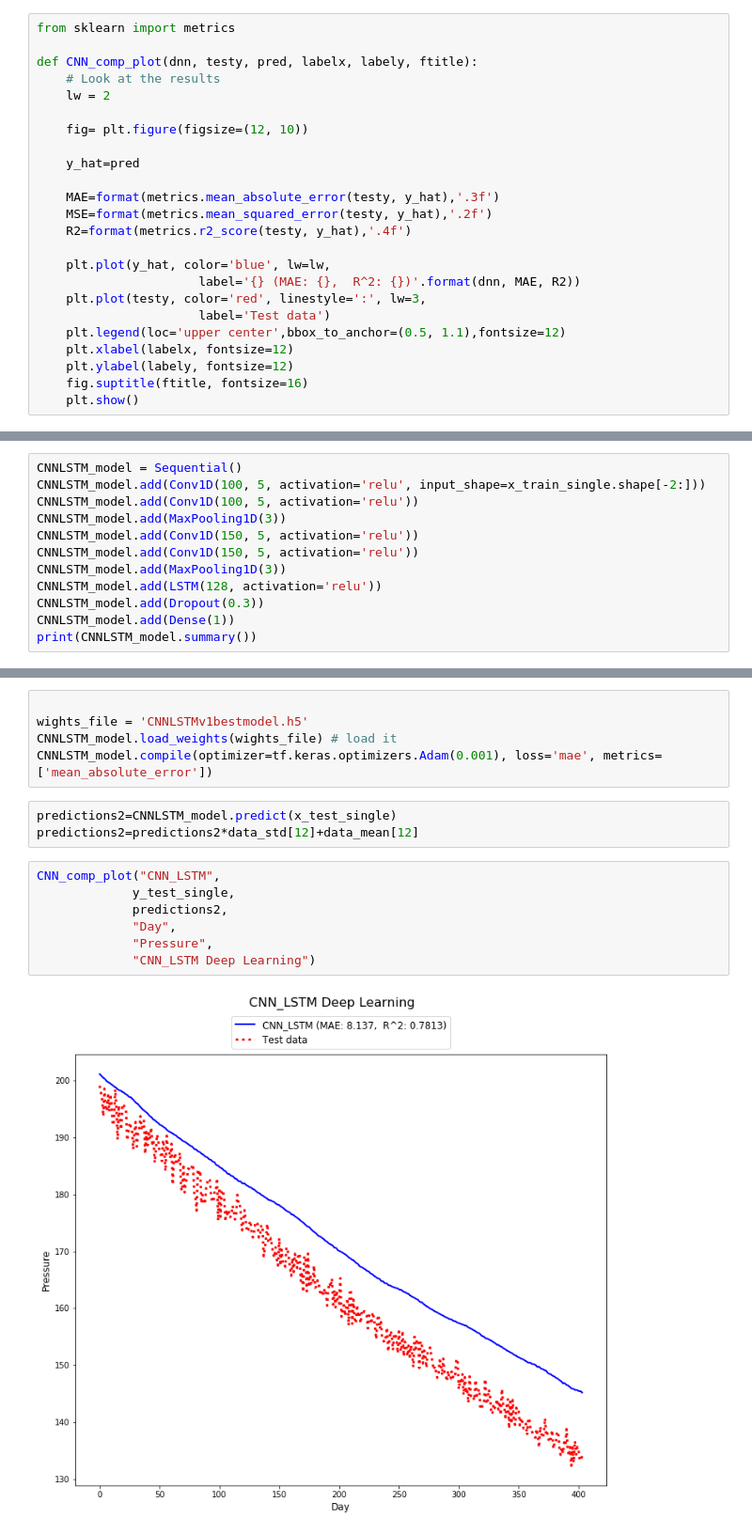
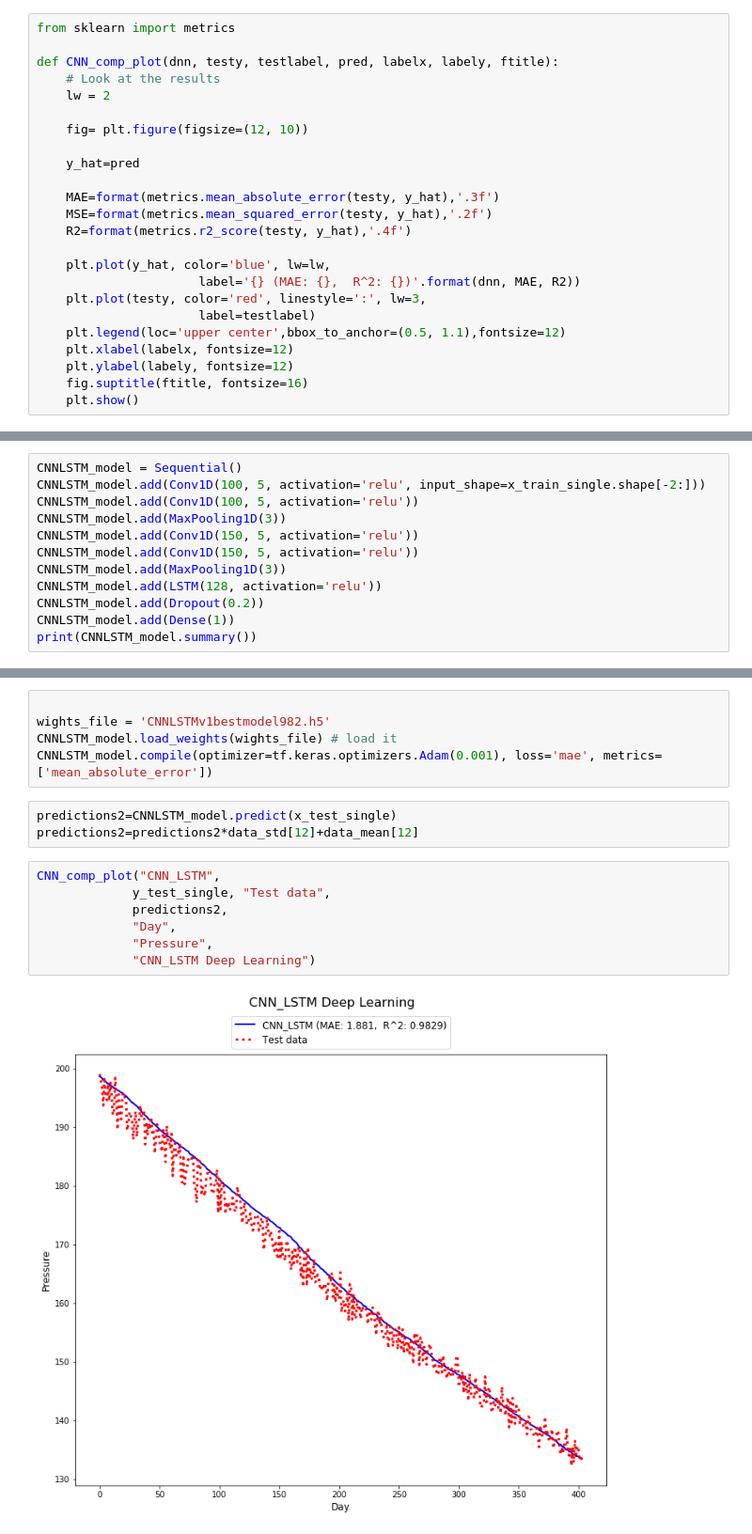
Before and after one commit to d8veone/Shale_well_Machine_Learning, a Jupyter notebook: CNN/Well_TF_T_Series_CNN_v1.ipynb, the cells around one changed output, grey strips where cells are left out. Shown at 94% size. Drawn from its saved outputs; the diff is of its cells as text.

```diff
--- a/CNN/Well_TF_T_Series_CNN_v1.ipynb
+++ b/CNN/Well_TF_T_Series_CNN_v1.ipynb
@@ -402,7 +402,7 @@ y_test_single=y_test_single*data_std[12]+data_mean[12]
 # %%
 from sklearn import metrics
 
-def CNN_comp_plot(dnn, testy, pred, labelx, labely, ftitle):
+def CNN_comp_plot(dnn, testy, testlabel, pred, labelx, labely, ftitle):
     # Look at the results
     lw = 2
 
@@ -417,7 +417,7 @@ def CNN_comp_plot(dnn, testy, pred, labelx, labely, ftitle):
     plt.plot(y_hat, color='blue', lw=lw,
                       label='{} (MAE: {},  R^2: {})'.format(dnn, MAE, R2))
     plt.plot(testy, color='red', linestyle=':', lw=3,
-                      label='Test data')
+                      label=testlabel)
     plt.legend(loc='upper center',bbox_to_anchor=(0.5, 1.1),fontsize=12)
     plt.xlabel(labelx, fontsize=12)
     plt.ylabel(labely, fontsize=12)
@@ -459,7 +459,7 @@ CNNLSTM_model.add(Conv1D(150, 5, activation='relu'))
 CNNLSTM_model.add(Conv1D(150, 5, activation='relu'))
 CNNLSTM_model.add(MaxPooling1D(3))
 CNNLSTM_model.add(LSTM(128, activation='relu'))
-CNNLSTM_model.add(Dropout(0.3))
+CNNLSTM_model.add(Dropout(0.2))
 CNNLSTM_model.add(Dense(1))
 print(CNNLSTM_model.summary())
 # %% [output]
@@ -519,6 +519,6 @@ plot_train_history(CNNLSTM_history,
 # %%
 
-wights_file = 'CNNLSTMv1bestmodel.h5'
+wights_file = 'CNNLSTMv1bestmodel982.h5'
 CNNLSTM_model.load_weights(wights_file) # load it
 CNNLSTM_model.compile(optimizer=tf.keras.optimizers.Adam(0.001), loss='mae', metrics=['mean_absolute_error'])
 # %%
@@ -526,10 +526,10 @@ predictions2=CNNLSTM_model.predict(x_test_single)
 predictions2=predictions2*data_std[12]+data_mean[12]
 # %%
 CNN_comp_plot("CNN_LSTM",
-             y_test_single,
+             y_test_single, "Test data",
              predictions2,
              "Day",
              "Pressure",
              "CNN_LSTM Deep Learning")
 # %% [output]
-[figure, old version]
+[figure, new version]
```
Also changed, not shown: parts of 10 cells of this notebook, 1 other file.
